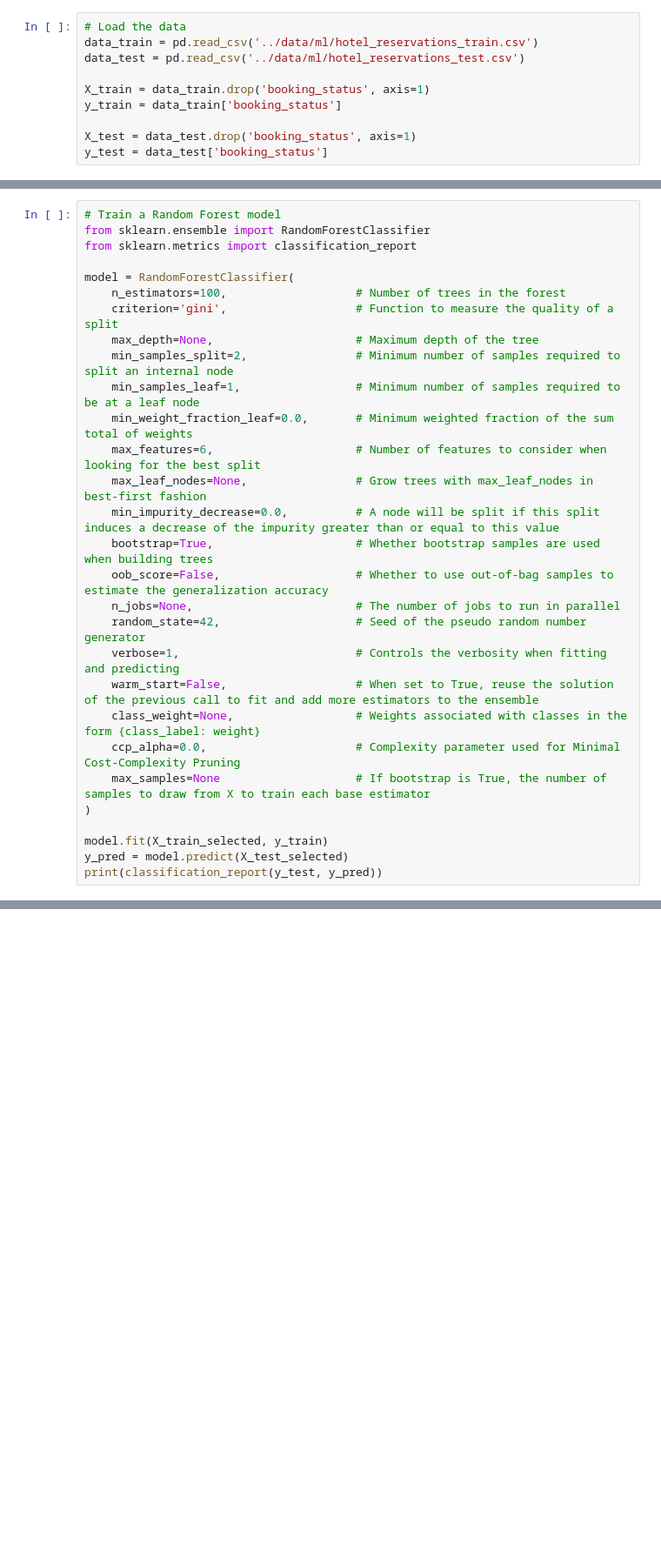
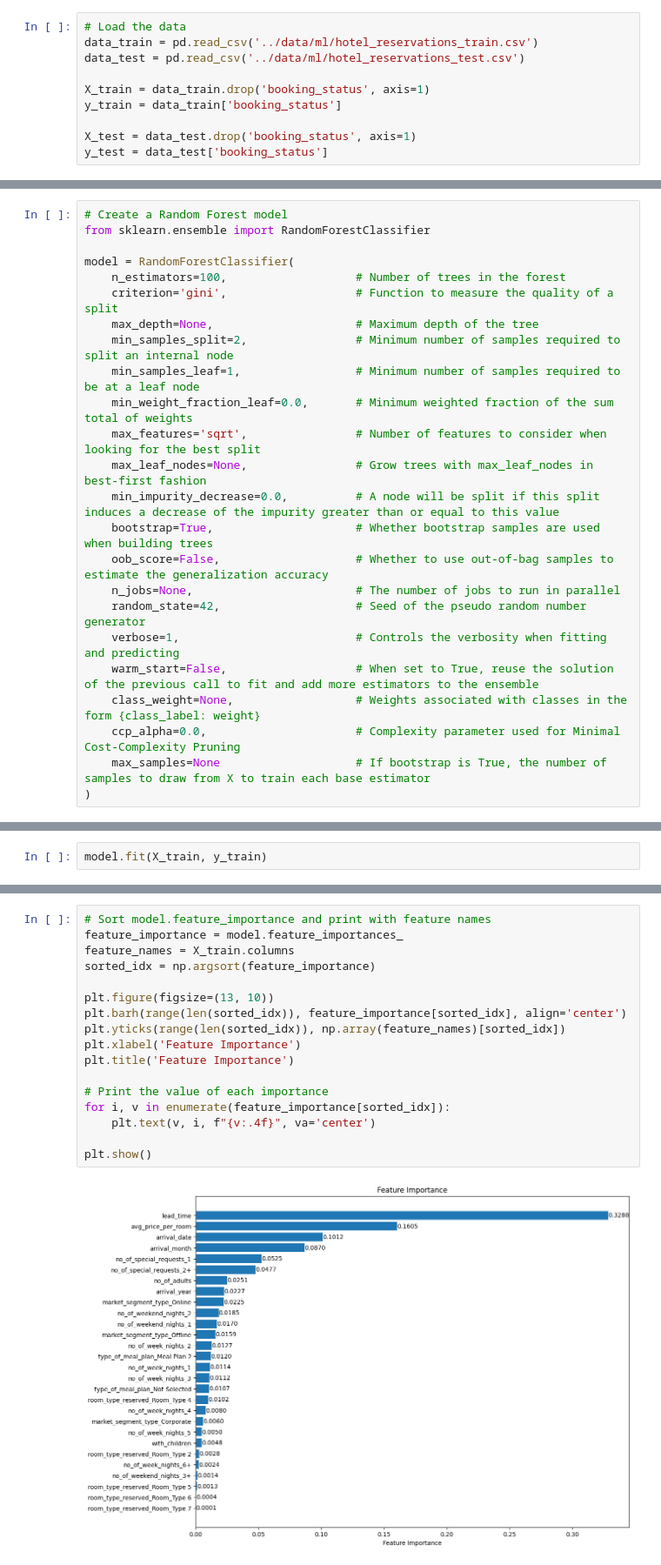
Before and after one commit to Drashko73/hotel-reservations-analysis, a Jupyter notebook: notebooks/06_feature_selection.ipynb, the cells around one changed output, grey strips where cells are left out. Shown at 87% size. Drawn from its saved outputs; the diff is of its cells as text; blank space fills up the shorter version.

```diff
--- a/notebooks/06_feature_selection.ipynb
+++ b/notebooks/06_feature_selection.ipynb
@@ -38,7 +16,6 @@ X_test_selected = X_test[selected_features]
 # %%
-# Train a Random Forest model
+# Create a Random Forest model
 from sklearn.ensemble import RandomForestClassifier
-from sklearn.metrics import classification_report
 
 model = RandomForestClassifier(
     n_estimators=100,                   # Number of trees in the forest
@@ -47,7 +24,7 @@ model = RandomForestClassifier(
     min_samples_split=2,                # Minimum number of samples required to split an internal node
     min_samples_leaf=1,                 # Minimum number of samples required to be at a leaf node
     min_weight_fraction_leaf=0.0,       # Minimum weighted fraction of the sum total of weights
-    max_features=6,                     # Number of features to consider when looking for the best split
+    max_features='sqrt',                # Number of features to consider when looking for the best split
     max_leaf_nodes=None,                # Grow trees with max_leaf_nodes in best-first fashion
     min_impurity_decrease=0.0,          # A node will be split if this split induces a decrease of the impurity greater than or equal to this value
     bootstrap=True,                     # Whether bootstrap samples are used when building trees
@@ -60,7 +37,3 @@ model = RandomForestClassifier(
     ccp_alpha=0.0,                      # Complexity parameter used for Minimal Cost-Complexity Pruning
     max_samples=None                    # If bootstrap is True, the number of samples to draw from X to train each base estimator
 )
-
-model.fit(X_train_selected, y_train)
-y_pred = model.predict(X_test_selected)
-print(classification_report(y_test, y_pred))
@@ -77,0 +40,2 @@ weighted avg       0.86      0.86      0.86      6396
+# %%
+model.fit(X_train, y_train)
@@ -77,0 +45,19 @@ weighted avg       0.86      0.86      0.86      6396
+# %%
+# Sort model.feature_importance and print with feature names
+feature_importance = model.feature_importances_
+feature_names = X_train.columns
+sorted_idx = np.argsort(feature_importance)
+
+plt.figure(figsize=(13, 10))
+plt.barh(range(len(sorted_idx)), feature_importance[sorted_idx], align='center')
+plt.yticks(range(len(sorted_idx)), np.array(feature_names)[sorted_idx])
+plt.xlabel('Feature Importance')
+plt.title('Feature Importance')
+
+# Print the value of each importance
+for i, v in enumerate(feature_importance[sorted_idx]):
+    plt.text(v, i, f"{v:.4f}", va='center')
+
+plt.show()
+# %% [output]
+[figure, added]
```
Also changed, not shown: parts of 9 cells of this notebook, 2 other files.
